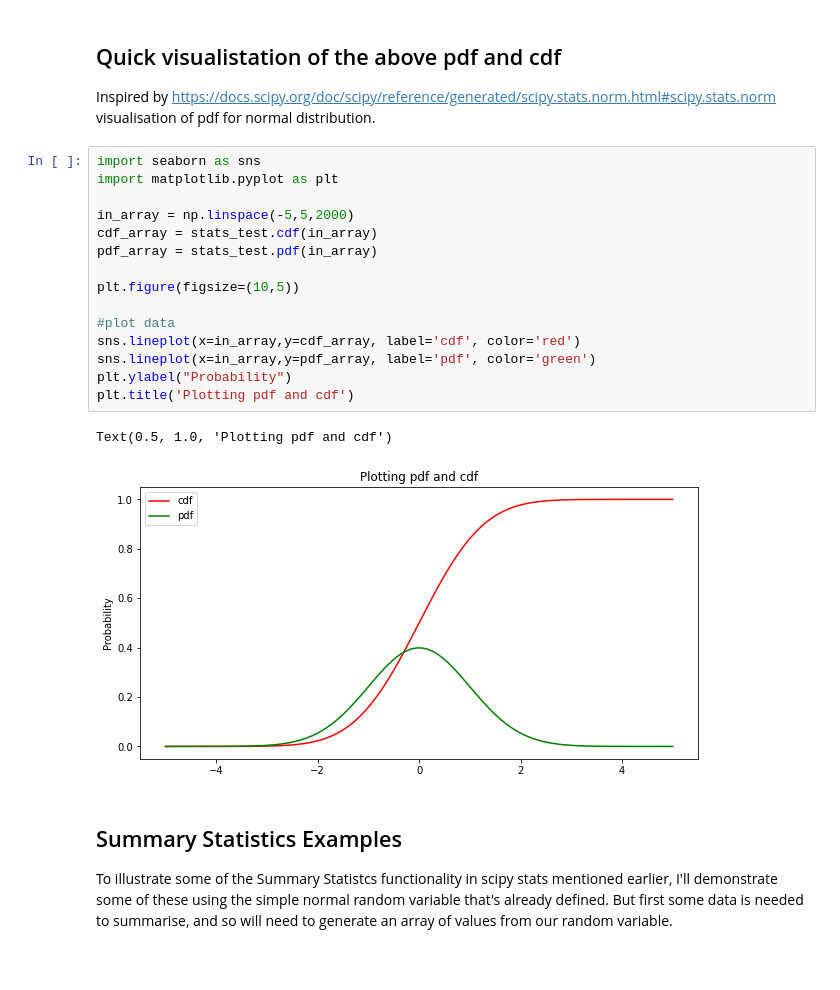
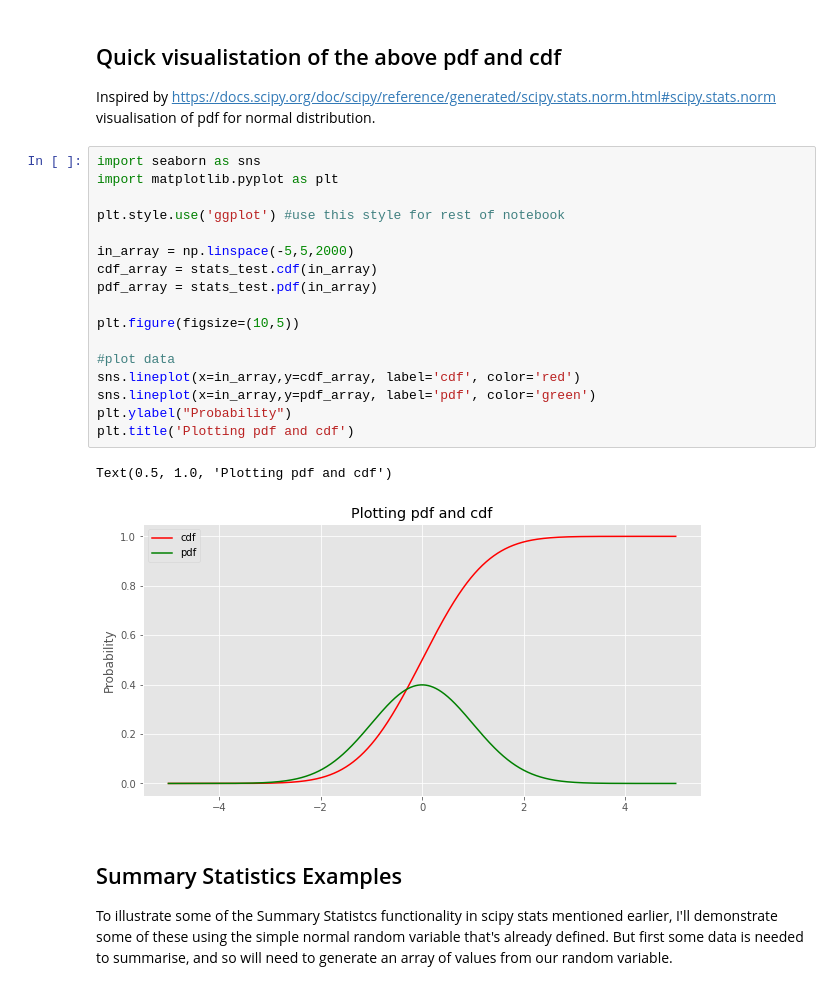
Before and after one commit to itskeithstudent/Machine-Learning-and-Statistics-Assessment, a Jupyter notebook: scipy-stats.ipynb, the cells around one changed output. Saved outputs shown, nothing was run; the diff lists cells and outputs as text; blank space fills up the shorter version.

```diff
--- a/scipy-stats.ipynb
+++ b/scipy-stats.ipynb
@@ -73,21 +73,23 @@ Inspired by https://docs.scipy.org/doc/scipy/reference/generated/scipy.stats.nor
 # %%
 import seaborn as sns
 import matplotlib.pyplot as plt
+
+plt.style.use('ggplot') #use this style for rest of notebook
 
 in_array = np.linspace(-5,5,2000)
 cdf_array = stats_test.cdf(in_array)
 pdf_array = stats_test.pdf(in_array)
 
 plt.figure(figsize=(10,5))
 
 #plot data
 sns.lineplot(x=in_array,y=cdf_array, label='cdf', color='red')
 sns.lineplot(x=in_array,y=pdf_array, label='pdf', color='green')
 plt.ylabel("Probability")
 plt.title('Plotting pdf and cdf')
 # %% [output]
 Text(0.5, 1.0, 'Plotting pdf and cdf')
-[figure, old version]
+[figure, new version]
 # %% [markdown]
 ## Summary Statistics Examples
 To illustrate some of the Summary Statistcs functionality in scipy stats mentioned earlier, I'll demonstrate some of these using the simple normal random variable that's already defined.
```
Also changed, not shown: parts of 9 cells of this notebook.
